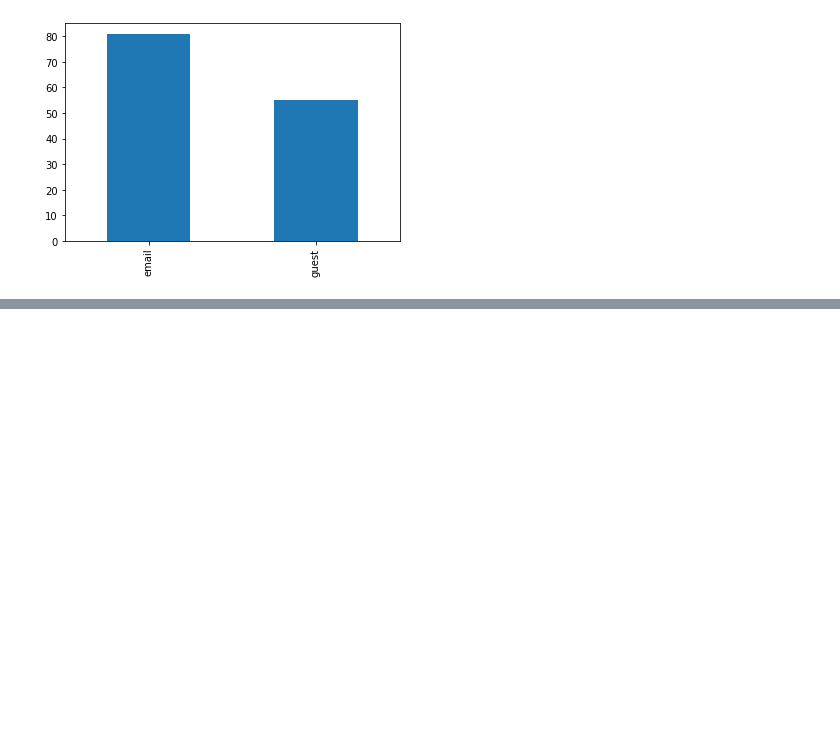
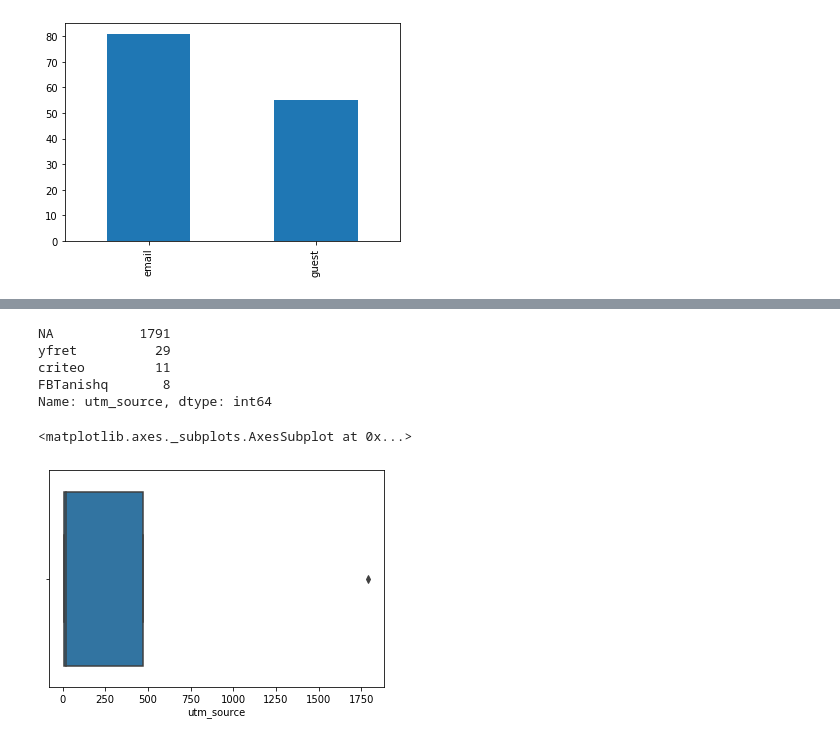
Before and after one commit to cs145442/pet-projects, a Jupyter notebook: yfret/segmenting-users-based-on-browsing-activity.ipynb, the cells around one changed output, grey strips where cells are left out. Cells and saved outputs as stored; diff of their text form; code cells hidden in the pictures; blank space fills up the shorter version.

```diff
--- a/yfret/segmenting-users-based-on-browsing-activity.ipynb
+++ b/yfret/segmenting-users-based-on-browsing-activity.ipynb
@@ -98,0 +177,13 @@ Name: action_type, Length: 186940, dtype: int64
+# %%
+data[data['sid'].isin(data_placed_order['sid'].tolist())]['utm_source'].value_counts()
+# %% [output]
+NA           1791
+yfret          29
+criteo         11
+FBTanishq       8
+Name: utm_source, dtype: int64
+# %%
+sns.boxplot()
+# %% [output]
+<matplotlib.axes._subplots.AxesSubplot at 0x...>
+[figure, added]
```
Also changed, not shown: parts of 18 cells of this notebook.
